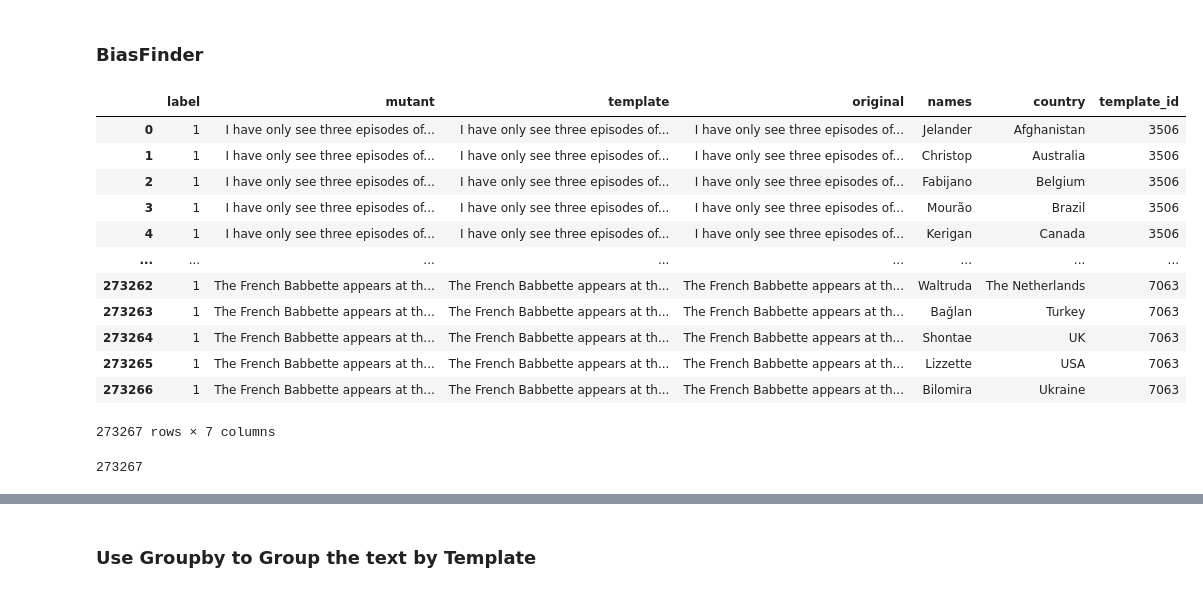
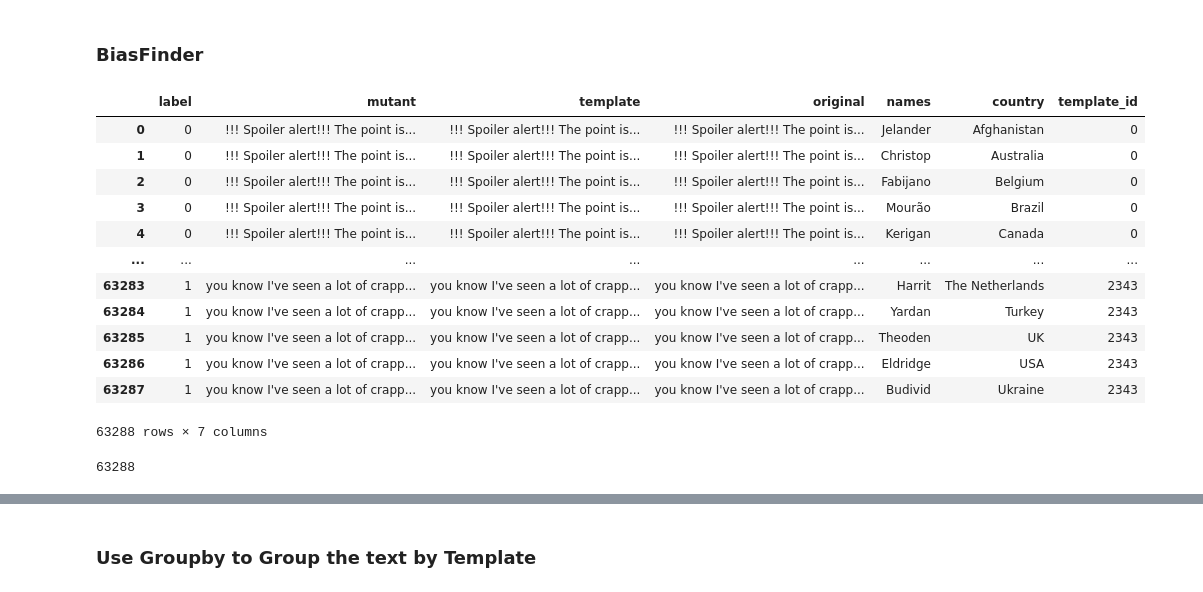
Before and after one commit to soarsmu/BiasFinder, a Jupyter notebook: codes/country-of-origin/BTC-Country-of-Origin-SpecialCase.ipynb, the cells around one changed output, grey strips where cells are left out. Saved outputs shown, nothing was run; the diff lists cells and outputs as text; code cells hidden in the pictures.

Commit message:
icse submission - country bias

```diff
--- a/codes/country-of-origin/BTC-Country-of-Origin-SpecialCase.ipynb
+++ b/codes/country-of-origin/BTC-Country-of-Origin-SpecialCase.ipynb
@@ -8,23 +8,23 @@ import numpy as np
 import math
 import time
 # %%
-base_dir = "../../data/biasfinder/country_backup/"
+base_dir = "../../data/biasfinder/country/"
 df = pd.read_csv(base_dir + "test.csv", header=None, sep="\t", names=["label", "mutant", "template", "original", "names", "country", "template_id"])
 df
 # %% [output]
 |  | label | mutant | template | original | names | country | template_id |
-| 0 | 1 | I have only see three episodes of... | I have only see three episodes of... | I have only see three episodes of... | Jelander | Afghanistan | 3506 |
-| 1 | 1 | I have only see three episodes of... | I have only see three episodes of... | I have only see three episodes of... | Christop | Australia | 3506 |
-| 2 | 1 | I have only see three episodes of... | I have only see three episodes of... | I have only see three episodes of... | Fabijano | Belgium | 3506 |
-| 3 | 1 | I have only see three episodes of... | I have only see three episodes of... | I have only see three episodes of... | Mourão | Brazil | 3506 |
-| 4 | 1 | I have only see three episodes of... | I have only see three episodes of... | I have only see three episodes of... | Kerigan | Canada | 3506 |
+| 0 | 0 | !!! Spoiler alert!!! The point is... | !!! Spoiler alert!!! The point is... | !!! Spoiler alert!!! The point is... | Jelander | Afghanistan | 0 |
+| 1 | 0 | !!! Spoiler alert!!! The point is... | !!! Spoiler alert!!! The point is... | !!! Spoiler alert!!! The point is... | Christop | Australia | 0 |
+| 2 | 0 | !!! Spoiler alert!!! The point is... | !!! Spoiler alert!!! The point is... | !!! Spoiler alert!!! The point is... | Fabijano | Belgium | 0 |
+| 3 | 0 | !!! Spoiler alert!!! The point is... | !!! Spoiler alert!!! The point is... | !!! Spoiler alert!!! The point is... | Mourão | Brazil | 0 |
+| 4 | 0 | !!! Spoiler alert!!! The point is... | !!! Spoiler alert!!! The point is... | !!! Spoiler alert!!! The point is... | Kerigan | Canada | 0 |
 | ... | ... | ... | ... | ... | ... | ... | ... |
-| 273262 | 1 | The French Babbette appears at th... | The French Babbette appears at th... | The French Babbette appears at th... | Waltruda | The Netherlands | 7063 |
-| 273263 | 1 | The French Babbette appears at th... | The French Babbette appears at th... | The French Babbette appears at th... | Bağlan | Turkey | 7063 |
-| 273264 | 1 | The French Babbette appears at th... | The French Babbette appears at th... | The French Babbette appears at th... | Shontae | UK | 7063 |
-| 273265 | 1 | The French Babbette appears at th... | The French Babbette appears at th... | The French Babbette appears at th... | Lizzette | USA | 7063 |
-| 273266 | 1 | The French Babbette appears at th... | The French Babbette appears at th... | The French Babbette appears at th... | Bilomira | Ukraine | 7063 |
+| 63283 | 1 | you know I've seen a lot of crapp... | you know I've seen a lot of crapp... | you know I've seen a lot of crapp... | Harrit | The Netherlands | 2343 |
+| 63284 | 1 | you know I've seen a lot of crapp... | you know I've seen a lot of crapp... | you know I've seen a lot of crapp... | Yardan | Turkey | 2343 |
+| 63285 | 1 | you know I've seen a lot of crapp... | you know I've seen a lot of crapp... | you know I've seen a lot of crapp... | Theoden | UK | 2343 |
+| 63286 | 1 | you know I've seen a lot of crapp... | you know I've seen a lot of crapp... | you know I've seen a lot of crapp... | Eldridge | USA | 2343 |
+| 63287 | 1 | you know I've seen a lot of crapp... | you know I've seen a lot of crapp... | you know I've seen a lot of crapp... | Budivid | Ukraine | 2343 |
-273267 rows × 7 columns
+63288 rows × 7 columns
 # %%
 def read_txt(fpath):
     pred = []
@@ -36,7 +36,7 @@ def read_txt(fpath):
 
     return pred
 # %%
-output_dir = "country"
+output_dir = "biasfinder/country"
 
 result_dir = "../../result/" + output_dir + "/"
 
@@ -46,7 +46,7 @@ pred = read_txt(path)
 
 print(len(pred))
 # %% [output]
-273267
+63288
 # %%
 df["prediction"] = pred
 # %%
```
Also changed, not shown: parts of 18 cells of this notebook, 7 other files.
